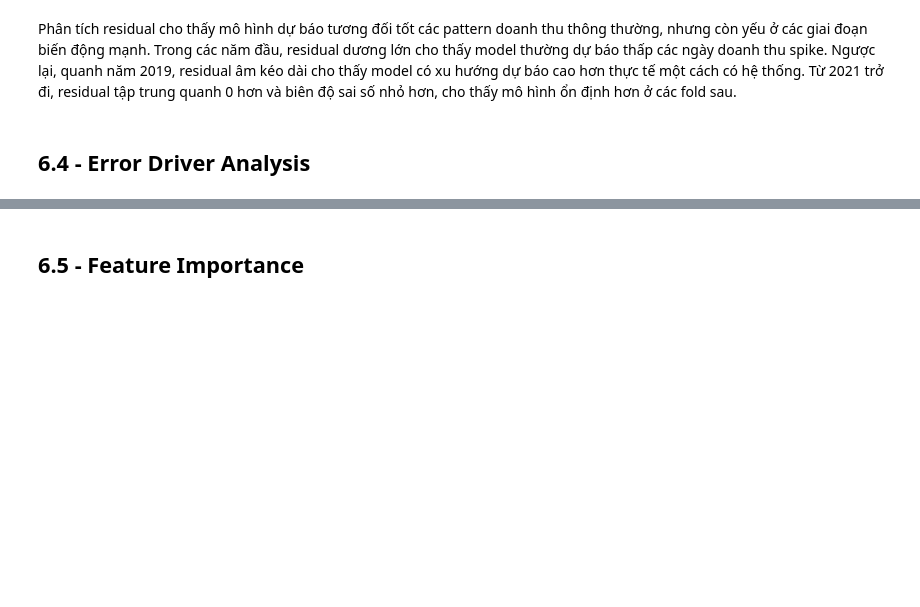
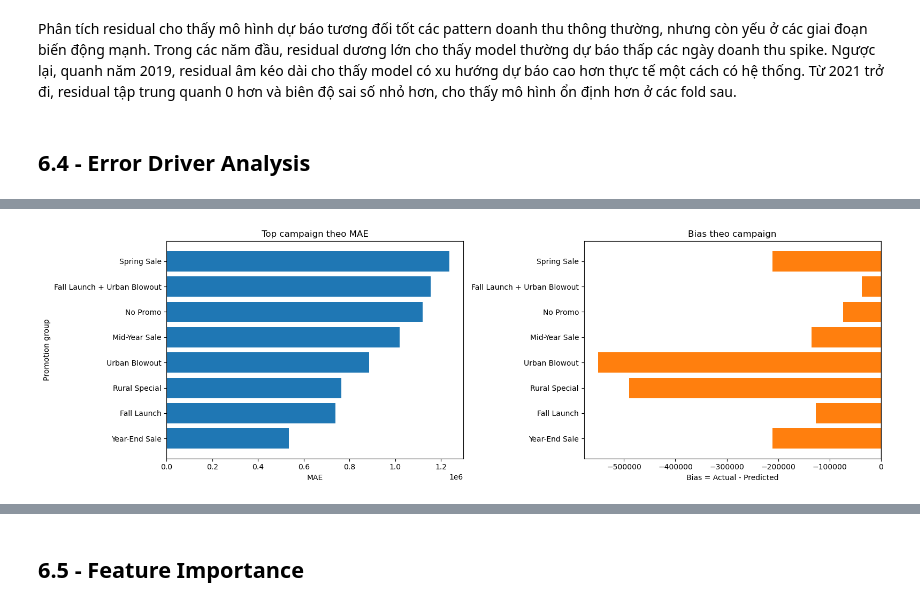
Before and after one commit to olweny06/Datathon-BIUS, a Jupyter notebook: notebooks/forecast.ipynb, the cells around one changed output, grey strips where cells are left out. Saved outputs shown, nothing was run; the diff lists cells and outputs as text; code cells hidden in the pictures; blank space fills up the shorter version.

```diff
--- a/notebooks/forecast.ipynb
+++ b/notebooks/forecast.ipynb
@@ -1577,0 +1478,45 @@ Sau khi phân tích residual, nhóm nhận thấy các lỗi lớn tập trung
+# %%
+promo_eval = (
+    residual_df
+    .groupby("promo_groups", as_index=False)
+    .agg(
+        bias=("residual", "mean"),
+        mae=("abs_error", "mean"),
+        rmse=("squared_error", lambda x: np.sqrt(np.mean(x))),
+        n_days=("Date", "nunique"),
+        actual_mean=("actual", "mean"),
+        pred_mean=("pred", "mean")
+    )
+)
+
+promo_eval = promo_eval.sort_values("mae", ascending=False)
+
+top_promo_eval = promo_eval.head(10).copy()
+
+fig, axes = plt.subplots(1, 2, figsize=(16, 5))
+
+axes[0].barh(
+    top_promo_eval["promo_groups"],
+    top_promo_eval["mae"]
+)
+axes[0].invert_yaxis()
+axes[0].set_title("Top campaign theo MAE")
+axes[0].set_xlabel("MAE")
+axes[0].set_ylabel("Promotion group")
+
+colors = np.where(top_promo_eval["bias"] >= 0, "tab:blue", "tab:orange")
+
+axes[1].barh(
+    top_promo_eval["promo_groups"],
+    top_promo_eval["bias"],
+    color=colors
+)
+axes[1].axvline(0, color="black", linewidth=1)
+axes[1].invert_yaxis()
+axes[1].set_title("Bias theo campaign")
+axes[1].set_xlabel("Bias = Actual - Predicted")
+
+plt.tight_layout()
+plt.show()
+# %% [output]
+[figure, added]
```
Also changed, not shown: parts of 25 cells of this notebook.
